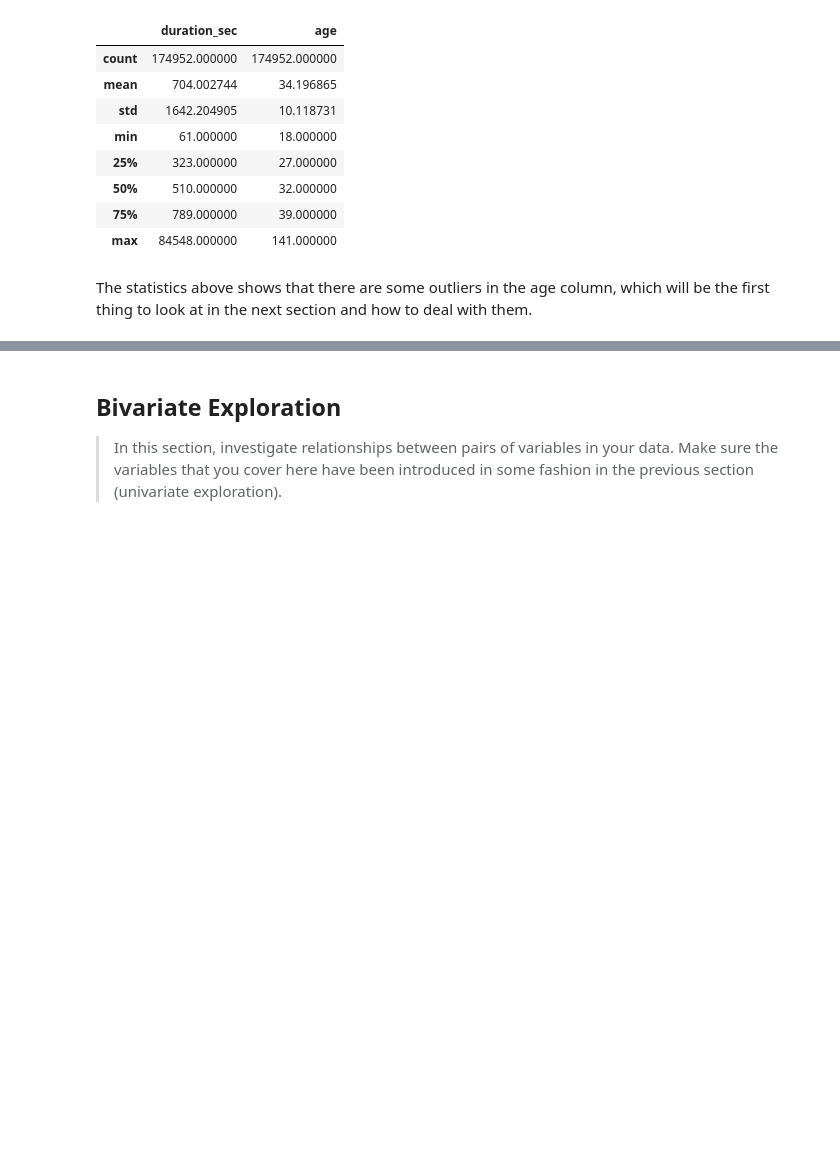
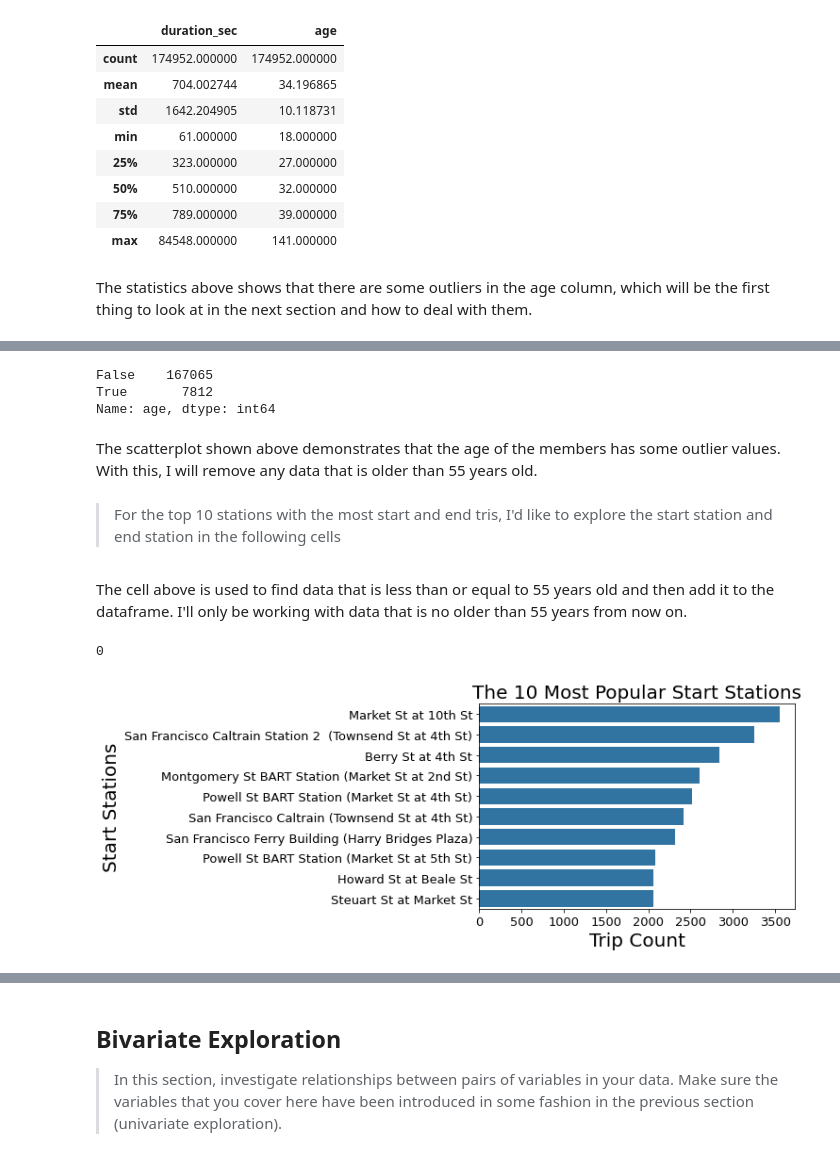
Before and after one commit to Abdulraheembashir043/Ford_GoBike_System_Data_Exploration, a Jupyter notebook: Part_I_exploration_template.ipynb, the cells around one changed output, grey strips where cells are left out. Drawn from its saved outputs; the diff is of its cells as text; code cells hidden in the pictures; blank space fills up the shorter version.

```diff
--- a/Part_I_exploration_template.ipynb
+++ b/Part_I_exploration_template.ipynb
@@ -240,0 +238,54 @@ and prepare yourself to look at relationships between variables.
+# %%
+# Cheking for the members that are older than 55 years old.
+
+(bike_df.age > 55).value_counts()
+# %% [output]
+False    167065
+True       7812
+Name: age, dtype: int64
+# %% [markdown]
+The scatterplot shown above demonstrates that the age of the members has some outlier values. With this, I will remove any data that is older than 55 years old.
+# %% [markdown]
+> For the top 10 stations with the most start and end tris, I'd like to explore the start station and end station in the following cells
+# %%
+# Filtering out data with an age less than
+# or equal to 55 years old
+
+bike_df = bike_df.query('age <= 55')
+# %% [markdown]
+The cell above is used to find data that is less than or equal to 55 years old and then add it to the dataframe. I'll only be working with data that is no older than 55 years from now on.
+# %%
+# Cheking for the data that is older than 55 years old.
+# to determine whether the required change has been made
+
+(bike_df.age > 55).sum()
+# %% [output]
+0
+# %%
+# Query the 10 most popular start station as a table
+# and assign it to start_station_count variable
+# Get the index in order
+# and assign it to start_station_order variable
+# Subset the dataframe that has the 10 most popular start station
+# and assign it to start_subset_df variable
+
+start_station_count = bike_df['start_station_name'].value_counts().reset_index(name='station_trips_count')[:10]
+start_station_order = start_station_count['index']
+start_subset_df = bike_df.loc[bike_df['start_station_name'].isin(start_station_count["index"])]
+# %%
+# Obtain the first color from a seaborn color palette.
+# and assign it to color variable
+# plot the count of start station using bar chart
+# because of the long station names
+
+color = sns.color_palette()[0]
+sns.countplot(data = start_subset_df, y = 'start_station_name', color = color, order = start_station_order)
+
+# Format the plot's visual
+plt.xticks(size=13)
+plt.yticks(size=13)
+plt.ylabel('Start Stations',size=20)
+plt.xlabel('Trip Count',size=20)
+plt.title('The 10 Most Popular Start Stations',size=20);
+# %% [output]
+[figure, added]
```
Also changed, not shown: parts of 29 cells of this notebook, 1 other file.
